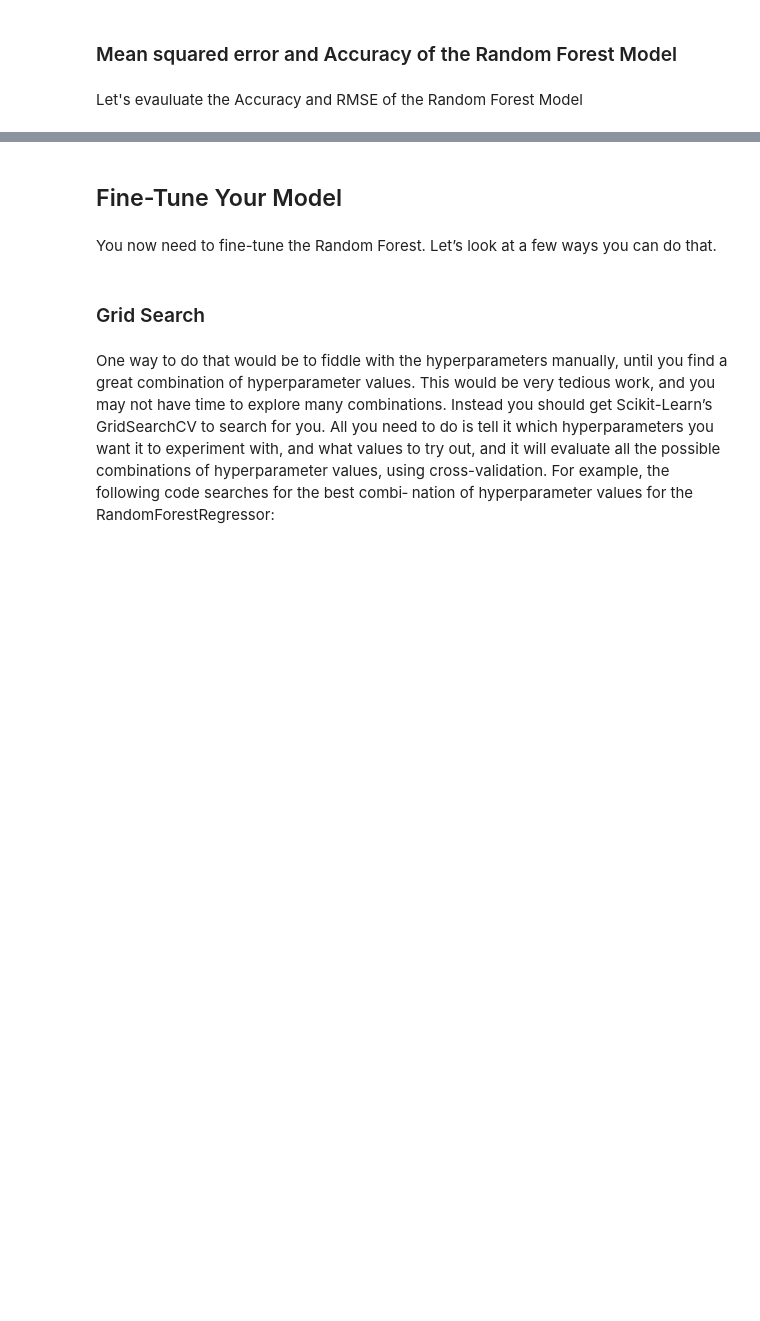
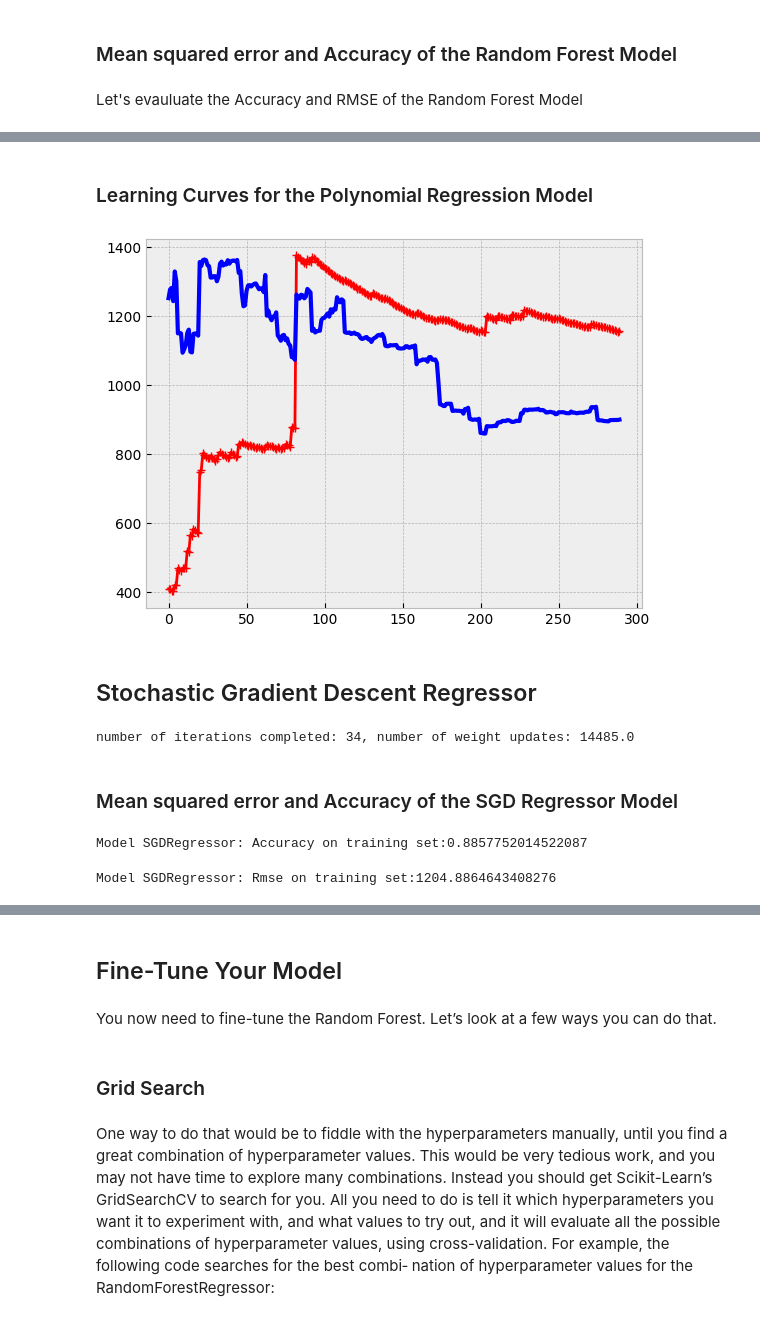
Before and after one commit to fabioantonini/strava-moving-time-regressor, a Jupyter notebook: strava-moving-time-estimator.ipynb, the cells around one changed output, grey strips where cells are left out. Drawn from its saved outputs; the diff is of its cells as text; code cells hidden in the pictures; blank space fills up the shorter version.

```diff
--- a/strava-moving-time-estimator.ipynb
+++ b/strava-moving-time-estimator.ipynb
@@ -498,0 +847,8 @@ that the model is still overfitting the training set. Possible solutions for ove
+# %%
+from sklearn.preprocessing import PolynomialFeatures
+from sklearn.pipeline import make_pipeline
+degree=3
+poly_reg=make_pipeline(PolynomialFeatures(degree),LinearRegression())
+
+poly_reg_name = type(poly_reg).__name__
+models[poly_reg_name] = model_instance(poly_reg)
@@ -498,0 +885,8 @@ that the model is still overfitting the training set. Possible solutions for ove
+# %% [markdown]
+### Learning Curves for the Polynomial Regression Model
+# %%
+models[poly_reg_name].plot_learning_curves(strat_train_set_norm, strat_train_set_labels.ravel())
+# %% [output]
+[figure, added]
+# %% [markdown]
+## Stochastic Gradient Descent Regressor
@@ -498,0 +898,7 @@ that the model is still overfitting the training set. Possible solutions for ove
+# %%
+models[sgdr_reg_name].model.fit(strat_train_set_norm, strat_train_set_labels)
+print(f"number of iterations completed: {models[sgdr_reg_name].model.n_iter_}, number of weight updates: {models[sgdr_reg_name].model.t_}")
+# %% [output]
+number of iterations completed: 34, number of weight updates: 14485.0
+# %% [markdown]
+### Mean squared error and Accuracy of the SGD Regressor Model
@@ -498,0 +909,8 @@ that the model is still overfitting the training set. Possible solutions for ove
+# %%
+models[sgdr_reg_name].print_model_accuracy('training')
+# %% [output]
+Model SGDRegressor: Accuracy on training set:0.8857752014522087
+# %%
+models[sgdr_reg_name].print_model_rmse('training')
+# %% [output]
+Model SGDRegressor: Rmse on training set:1204.8864643408276
```
Also changed, not shown: parts of 149 cells of this notebook.
